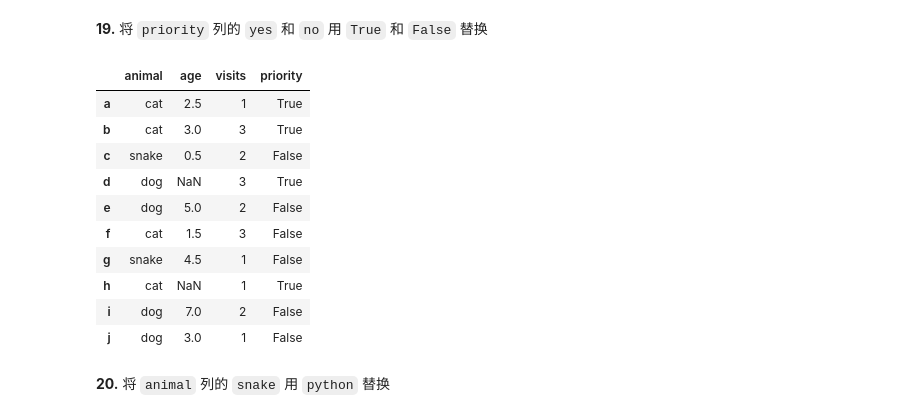
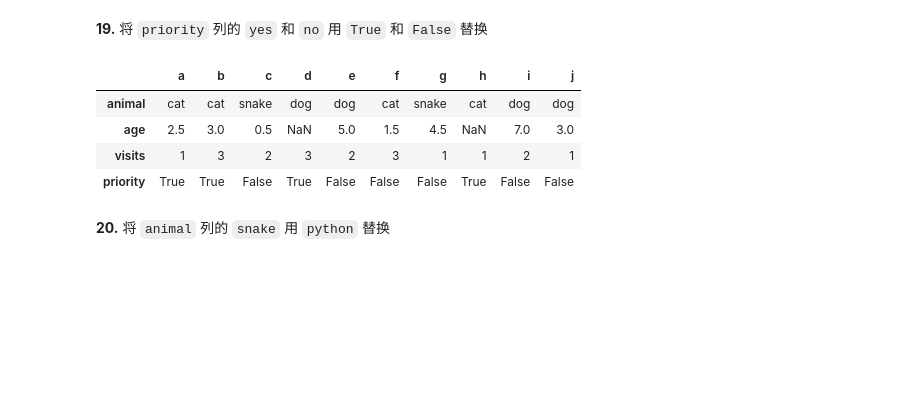
Before and after one commit to xyiling/100-pandas-puzzles-cn, a Jupyter notebook: 100-pandas-puzzles-cn.ipynb, the cells around one changed output. Saved outputs shown, nothing was run; the diff lists cells and outputs as text; code cells hidden in the pictures; blank space fills up the shorter version.

```diff
--- a/100-pandas-puzzles-cn.ipynb
+++ b/100-pandas-puzzles-cn.ipynb
@@ -220,8 +198,8 @@ df[(df['age'] <=4) & (df['age'] >= 2)]
 # %% [markdown]
 **13.** 将 'f' 行的 `age` 改为 1.5
 # %%
+df.loc['f', 'age']=1.5
 df.loc['f']
-# df.loc['f', 'age']=1.5
 # %% [output]
 |  | f |
 | animal | cat |
@@ -249,8 +227,8 @@ dtype: float64
 # %% [markdown]
 **16.** 追加一行 k，列的数据自定义，然后再删除新追加的 k 行
 # %%
-# df.loc['k'] = {'animal': 'duck', 'age': 2, 'visits': 12, 'priority': 'no'}
-# df
+df.loc['k'] = {'animal': 'duck', 'age': 2, 'visits': 12, 'priority': 'no'}
+print(df.T)
 df = df.drop('k')
-df
+print(df.T)
 # %% [output]
@@ -297,19 +280,13 @@ df.sort_values(by=['age', 'visits'], ascending=[False, True])
 # %%
 mapping_dict = {'yes': True, 'no': False}
 df['priority'] = df['priority'].apply(lambda x: mapping_dict[x])
-df
+df.T
 # %% [output]
-|  | animal | age | visits | priority |
-| a | cat | 2.5 | 1 | True |
-| b | cat | 3.0 | 3 | True |
-| c | snake | 0.5 | 2 | False |
-| d | dog | NaN | 3 | True |
-| e | dog | 5.0 | 2 | False |
-| f | cat | 1.5 | 3 | False |
-| g | snake | 4.5 | 1 | False |
-| h | cat | NaN | 1 | True |
-| i | dog | 7.0 | 2 | False |
-| j | dog | 3.0 | 1 | False |
+|  | a | b | c | d | e | f | g | h | i | j |
+| animal | cat | cat | snake | dog | dog | cat | snake | cat | dog | dog |
+| age | 2.5 | 3.0 | 0.5 | NaN | 5.0 | 1.5 | 4.5 | NaN | 7.0 | 3.0 |
+| visits | 1 | 3 | 2 | 3 | 2 | 3 | 1 | 1 | 2 | 1 |
+| priority | True | True | False | True | False | False | False | True | False | False |
 # %% [markdown]
 **20.** 将 `animal` 列的 `snake` 用 `python` 替换
 # %%
```
Also changed, not shown: parts of 11 cells of this notebook.
